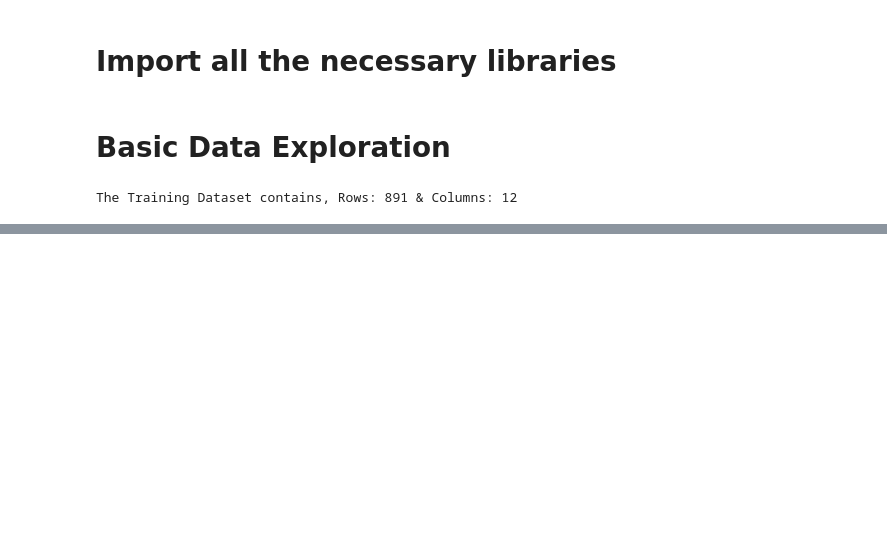
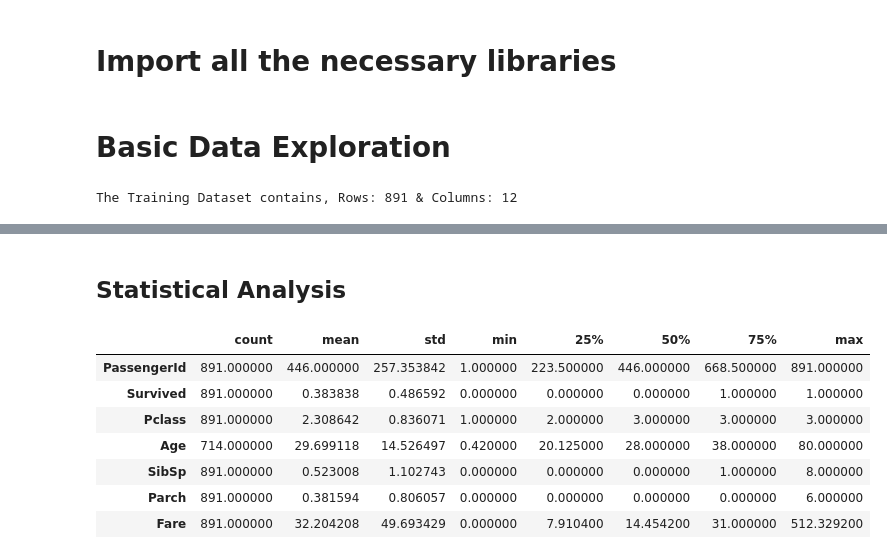
Before and after one commit to SatyaRay003/Titanic-Survival-Prediction, a Jupyter notebook: Titanic_EDA.ipynb, the cells around one changed output, grey strips where cells are left out. Cells and saved outputs as stored; diff of their text form; code cells hidden in the pictures; blank space fills up the shorter version.

```diff
--- a/Titanic_EDA.ipynb
+++ b/Titanic_EDA.ipynb
@@ -30,0 +83,13 @@ The Training Dataset contains, Rows: 891 & Columns: 12
+# %% [markdown]
+## Statistical Analysis
+# %%
+numeric_df.describe().T.style.background_gradient(cmap='Pastel2')
+# %% [output]
+|  | count | mean | std | min | 25% | 50% | 75% | max |
+| PassengerId | 891.000000 | 446.000000 | 257.353842 | 1.000000 | 223.500000 | 446.000000 | 668.500000 | 891.000000 |
+| Survived | 891.000000 | 0.383838 | 0.486592 | 0.000000 | 0.000000 | 0.000000 | 1.000000 | 1.000000 |
+| Pclass | 891.000000 | 2.308642 | 0.836071 | 1.000000 | 2.000000 | 3.000000 | 3.000000 | 3.000000 |
+| Age | 714.000000 | 29.699118 | 14.526497 | 0.420000 | 20.125000 | 28.000000 | 38.000000 | 80.000000 |
+| SibSp | 891.000000 | 0.523008 | 1.102743 | 0.000000 | 0.000000 | 0.000000 | 1.000000 | 8.000000 |
+| Parch | 891.000000 | 0.381594 | 0.806057 | 0.000000 | 0.000000 | 0.000000 | 0.000000 | 6.000000 |
+| Fare | 891.000000 | 32.204208 | 49.693429 | 0.000000 | 7.910400 | 14.454200 | 31.000000 | 512.329200 |
```
Also changed, not shown: parts of 14 cells of this notebook.
